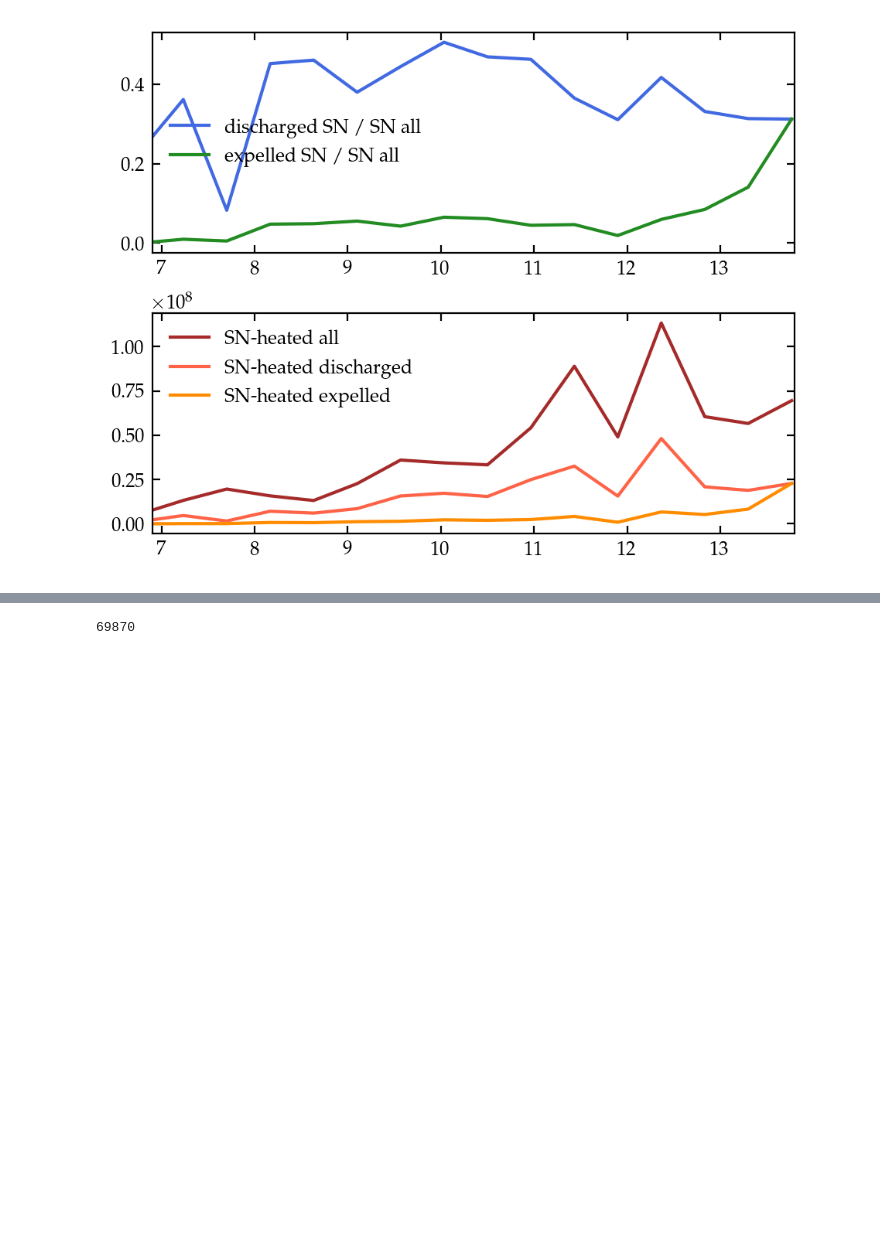
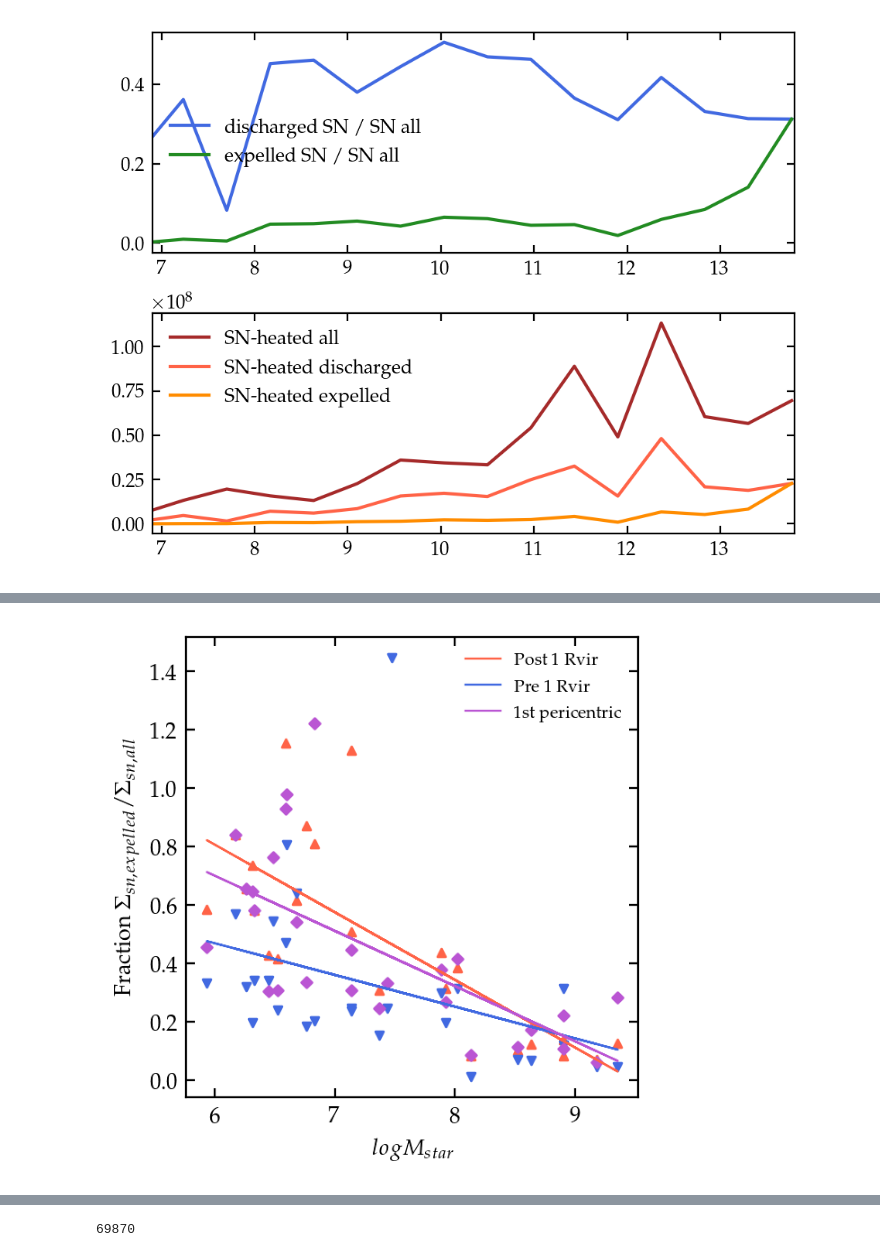
Before and after one commit to avocado-mw/SNe-heated_Gas_Flow, a Jupyter notebook: snheating.ipynb, the cells around one changed output, grey strips where cells are left out. Drawn from its saved outputs; the diff is of its cells as text; code cells hidden in the pictures; blank space fills up the shorter version.

```diff
--- a/snheating.ipynb
+++ b/snheating.ipynb
@@ -281,0 +559,36 @@ print("Program finished execution: ", end - start, " s")
+# %%
+#fracExp
+fig, ax = plt.subplots(1,1, dpi=200, figsize = (3,3))
+
+#'fracExp_Rvir_after'
+xa = np.log10(output['M_star'][np.isfinite(output['fracExp_Rvir_after'])])
+ya = output['fracExp_Rvir_after'][np.isfinite(output['fracExp_Rvir_after'])]
+plt.scatter(np.log10(output['M_star']), output['fracExp_Rvir_after'], c='tomato', marker = "^", s = 10)
+
+popt, pcov = curve_fit(func, xa, ya, p0=[s_guess,y_guess])
+plt.plot(xa, func(xa, *popt), lw = 0.8, c='tomato', label = 'Post 1 Rvir')
+
+#'fracExp_Rvir_before'
+xb = np.log10(output['M_star'][np.isfinite(output['fracExp_Rvir_before'])])
+yb = output['fracExp_Rvir_before'][np.isfinite(output['fracExp_Rvir_before'])]
+plt.scatter(np.log10(output['M_star']), output['fracExp_Rvir_before'], c='royalblue', marker = "v", s = 10)
+
+popt, pcov = curve_fit(func, xb, yb, p0=[s_guess,y_guess])
+plt.plot(xb, func(xb, *popt), lw = 0.8, c='royalblue', label = 'Pre 1 Rvir')
+
+#'fracExp_pericenter'
+xp = np.log10(output['M_star'][np.isfinite(output['fracExp_pericenter'])])
+yp = output['fracExp_pericenter'][np.isfinite(output['fracExp_pericenter'])]
+plt.scatter(np.log10(output['M_star']), output['fracExp_pericenter'], c = 'mediumorchid', marker = "D", s = 9)
+
+popt, pcov = curve_fit(func, xp, yp, p0=[s_guess,y_guess])
+plt.plot(xp, func(xp, *popt), lw = 0.8, c = 'mediumorchid', label = '1st pericentric')
+
+ax.set_xlabel("$log M_{star}$")
+ax.set_ylabel('Fraction $\Sigma_{sn, expelled} / \Sigma_{sn, all}$')
+plt.legend(fontsize = 7)
+#save
+#plt.savefig(f'plots/avg_fracExp_NEW.pdf')
+plt.show()
+# %% [output]
+[figure, added]
```
Also changed, not shown: parts of 22 cells of this notebook, 3 other files.
